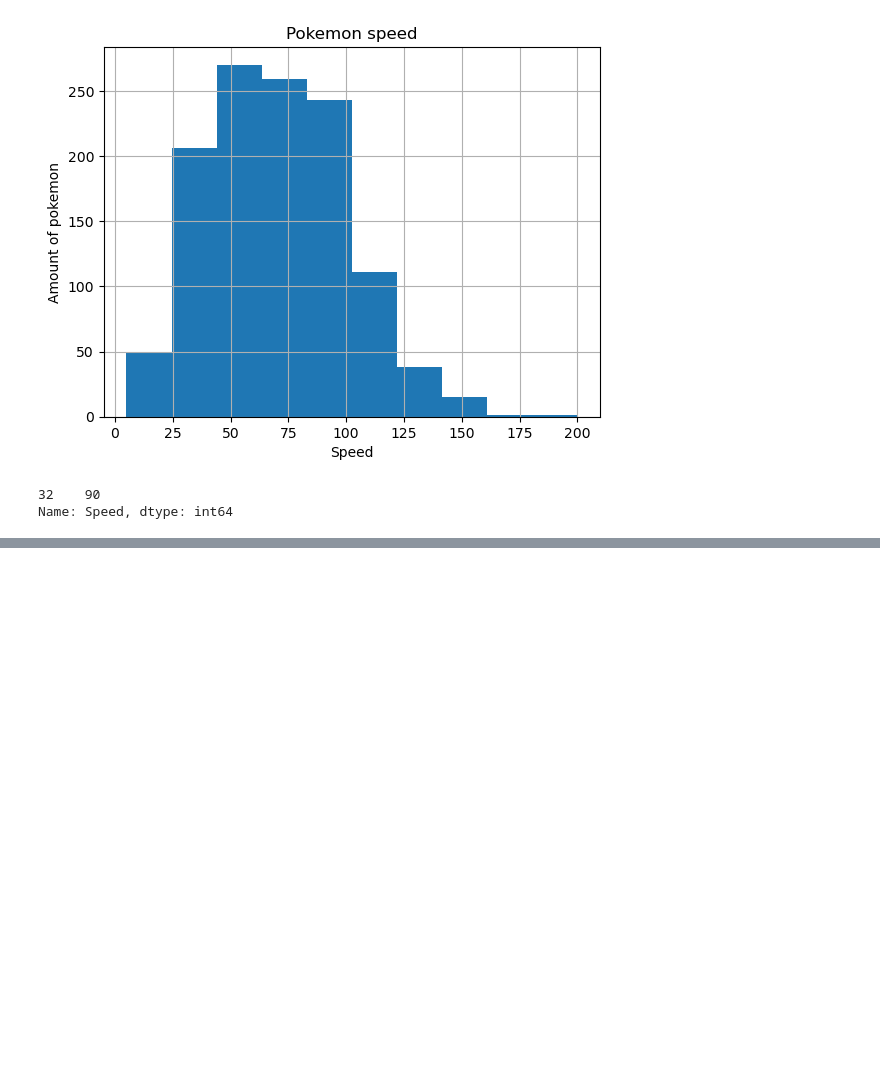
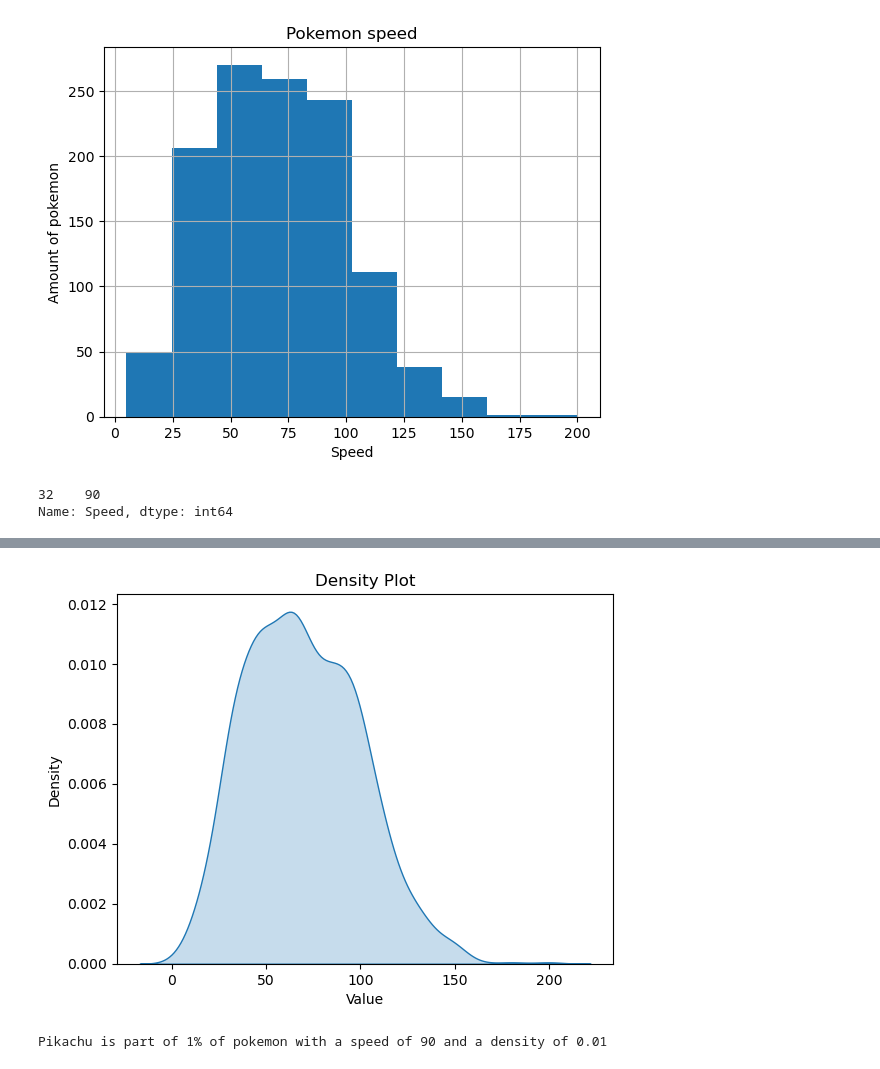
Before and after one commit to TylerE-2008/CCIC-AI, a Jupyter notebook: semester 1/Pokemon/Anaconda/Pokemon (2).ipynb, the cells around one changed output, grey strips where cells are left out. Drawn from its saved outputs; the diff is of its cells as text; code cells hidden in the pictures; blank space fills up the shorter version.

Commit message:
Pokemon

```diff
--- a/semester 1/Pokemon/Anaconda/Pokemon (1).ipynb
+++ b/semester 1/Pokemon/Anaconda/Pokemon (2).ipynb
@@ -66,0 +68,12 @@ Pikachu has a speed of 90, which is in the 1st STD of all other pokemon
+# %%
+sns.kdeplot(df["Speed"], fill=True)  # fill=True for a shaded plot
+plt.title("Density Plot")
+plt.xlabel("Value")
+plt.ylabel("Density")
+plt.show()
+# %% [output]
+[figure, added]
+# %%
+print("Pikachu is part of 1% of pokemon with a speed of 90 and a density of 0.01")
+# %% [output]
+Pikachu is part of 1% of pokemon with a speed of 90 and a density of 0.01
```
Also changed, not shown: parts of 2 cells of this notebook.
